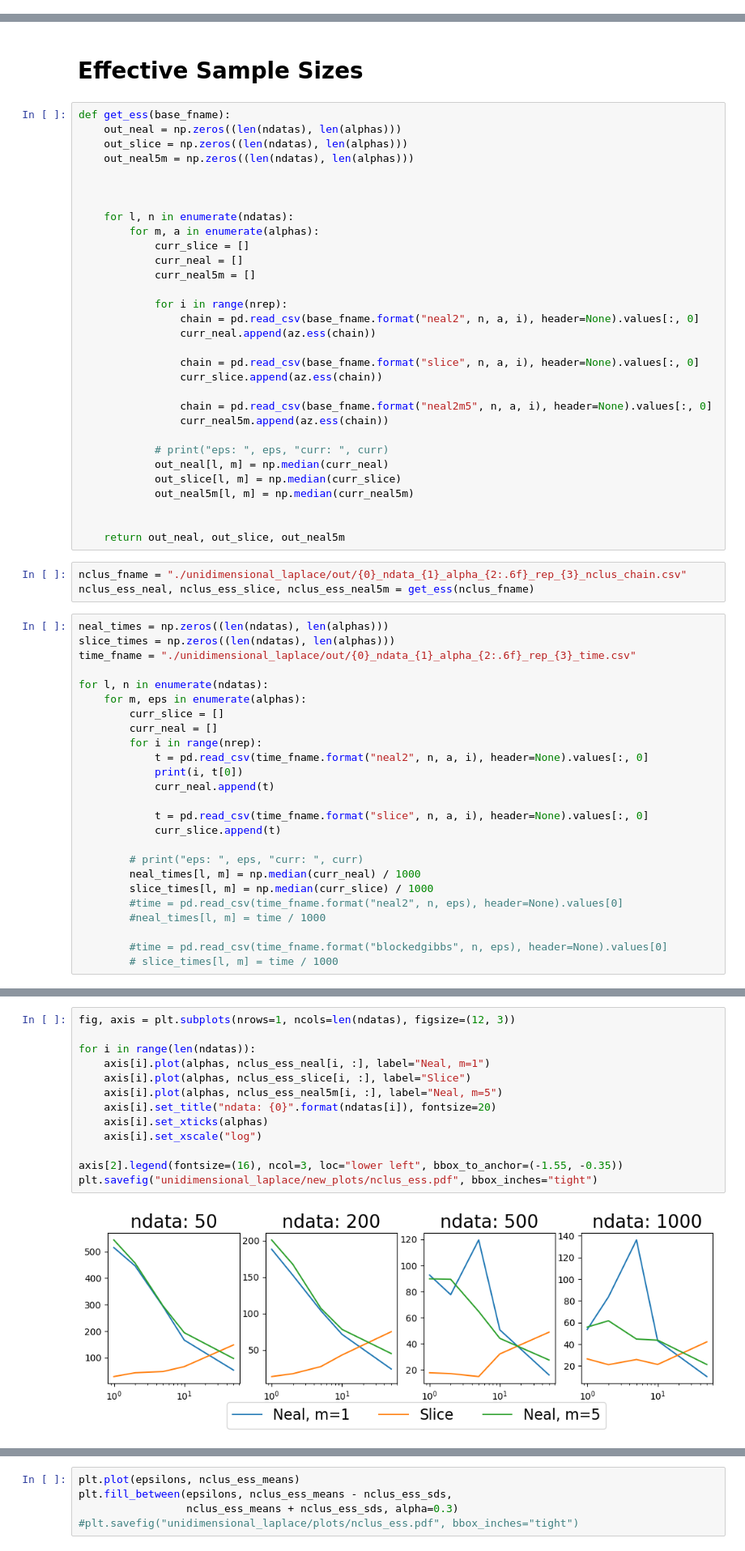
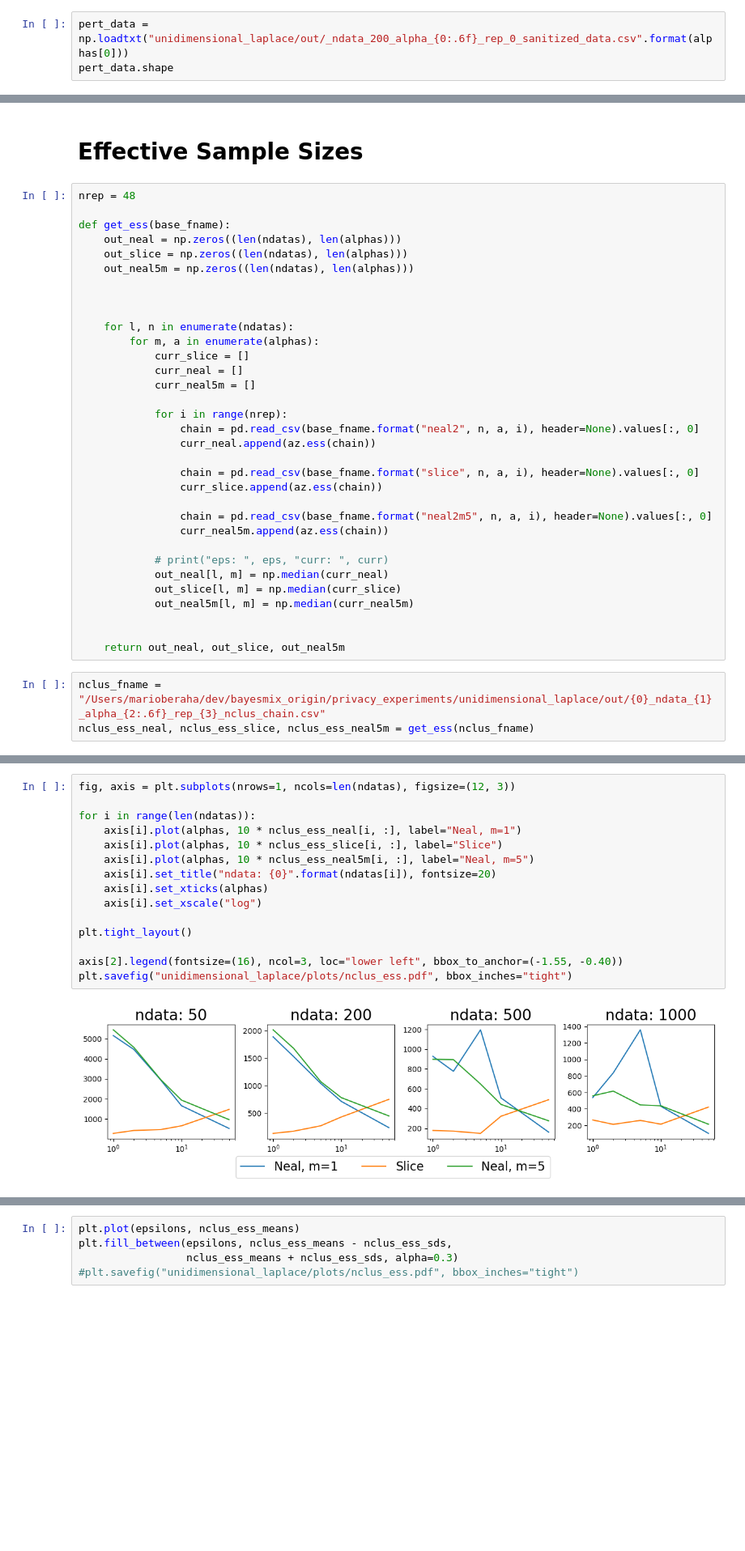
Before and after one commit to mberaha/PrivateDPM, a Jupyter notebook: privacy_experiments/Plots.ipynb, the cells around one changed output, grey strips where cells are left out. Shown at 81% size. Saved outputs shown, nothing was run; the diff lists cells and outputs as text; blank space fills up the shorter version.

```diff
--- a/privacy_experiments/Plots.ipynb
+++ b/privacy_experiments/Plots.ipynb
@@ -28,0 +54,3 @@ true_dens = 1/3 * norm.pdf(grid, loc=-5) + \
+# %%
+pert_data = np.loadtxt("unidimensional_laplace/out/_ndata_200_alpha_{0:.6f}_rep_0_sanitized_data.csv".format(alphas[0]))
+pert_data.shape
@@ -197,6 +242,8 @@ plt.savefig("unidimensional_laplace/new_plots/acceptance_rates.pdf", bbox_inches
 # %% [markdown]
 # Effective Sample Sizes
 # %%
+nrep = 48
+
 def get_ess(base_fname):
     out_neal = np.zeros((len(ndatas), len(alphas)))
     out_slice = np.zeros((len(ndatas), len(alphas)))
@@ -228,30 +275,5 @@ def get_ess(base_fname):
 
     return out_neal, out_slice, out_neal5m
 # %%
-nclus_fname = "./unidimensional_laplace/out/{0}_ndata_{1}_alpha_{2:.6f}_rep_{3}_nclus_chain.csv"
+nclus_fname = "/Users/marioberaha/dev/bayesmix_origin/privacy_experiments/unidimensional_laplace/out/{0}_ndata_{1}_alpha_{2:.6f}_rep_{3}_nclus_chain.csv"
 nclus_ess_neal, nclus_ess_slice, nclus_ess_neal5m = get_ess(nclus_fname)
-# %%
-neal_times = np.zeros((len(ndatas), len(alphas)))
-slice_times = np.zeros((len(ndatas), len(alphas)))
-time_fname = "./unidimensional_laplace/out/{0}_ndata_{1}_alpha_{2:.6f}_rep_{3}_time.csv"
-
-for l, n in enumerate(ndatas):
-    for m, eps in enumerate(alphas):
-        curr_slice = []
-        curr_neal = []
-        for i in range(nrep):
-            t = pd.read_csv(time_fname.format("neal2", n, a, i), header=None).values[:, 0]
-            print(i, t[0])
-            curr_neal.append(t)
-
-            t = pd.read_csv(time_fname.format("slice", n, a, i), header=None).values[:, 0]
-            curr_slice.append(t)
-
-        # print("eps: ", eps, "curr: ", curr)
-        neal_times[l, m] = np.median(curr_neal) / 1000
-        slice_times[l, m] = np.median(curr_slice) / 1000
-        #time = pd.read_csv(time_fname.format("neal2", n, eps), header=None).values[0]
-        #neal_times[l, m] = time / 1000
-
-        #time = pd.read_csv(time_fname.format("blockedgibbs", n, eps), header=None).values[0]
-        # slice_times[l, m] = time / 1000
@@ -262,18 +280,20 @@ slice_times
 # %%
 fig, axis = plt.subplots(nrows=1, ncols=len(ndatas), figsize=(12, 3))
 
 for i in range(len(ndatas)):
-    axis[i].plot(alphas, nclus_ess_neal[i, :], label="Neal, m=1")
-    axis[i].plot(alphas, nclus_ess_slice[i, :], label="Slice")
-    axis[i].plot(alphas, nclus_ess_neal5m[i, :], label="Neal, m=5")
+    axis[i].plot(alphas, 10 * nclus_ess_neal[i, :], label="Neal, m=1")
+    axis[i].plot(alphas, 10 * nclus_ess_slice[i, :], label="Slice")
+    axis[i].plot(alphas, 10 * nclus_ess_neal5m[i, :], label="Neal, m=5")
     axis[i].set_title("ndata: {0}".format(ndatas[i]), fontsize=20)
     axis[i].set_xticks(alphas)
     axis[i].set_xscale("log")
 
-axis[2].legend(fontsize=(16), ncol=3, loc="lower left", bbox_to_anchor=(-1.55, -0.35))
-plt.savefig("unidimensional_laplace/new_plots/nclus_ess.pdf", bbox_inches="tight")
+plt.tight_layout()
+
+axis[2].legend(fontsize=(16), ncol=3, loc="lower left", bbox_to_anchor=(-1.55, -0.40))
+plt.savefig("unidimensional_laplace/plots/nclus_ess.pdf", bbox_inches="tight")
 # %% [output]
-[figure, old version]
+[figure, new version]
 # %%
 fig, axis = plt.subplots(nrows=1, ncols=len(ndatas), figsize=(12, 5))
 
```
Also changed, not shown: parts of 16 cells of this notebook, 19 other files.
